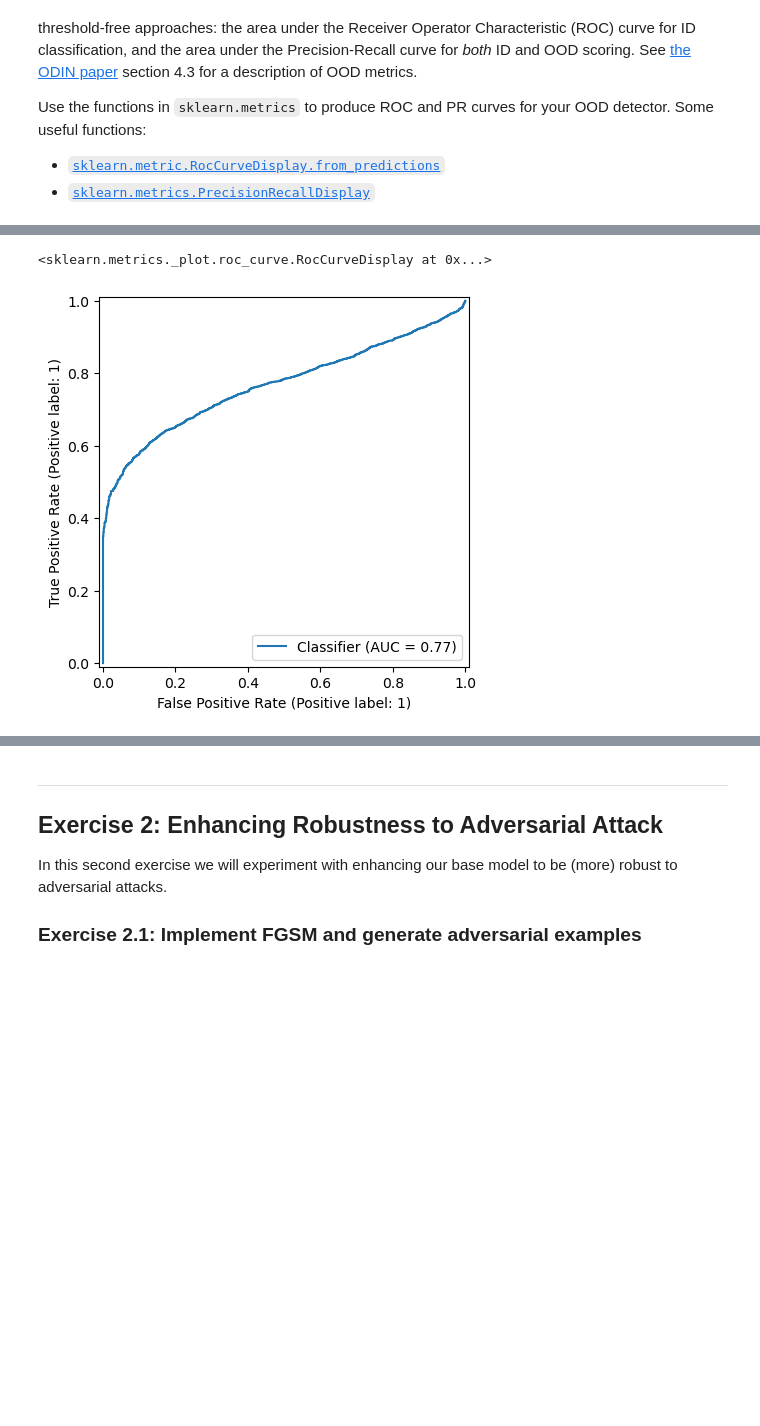
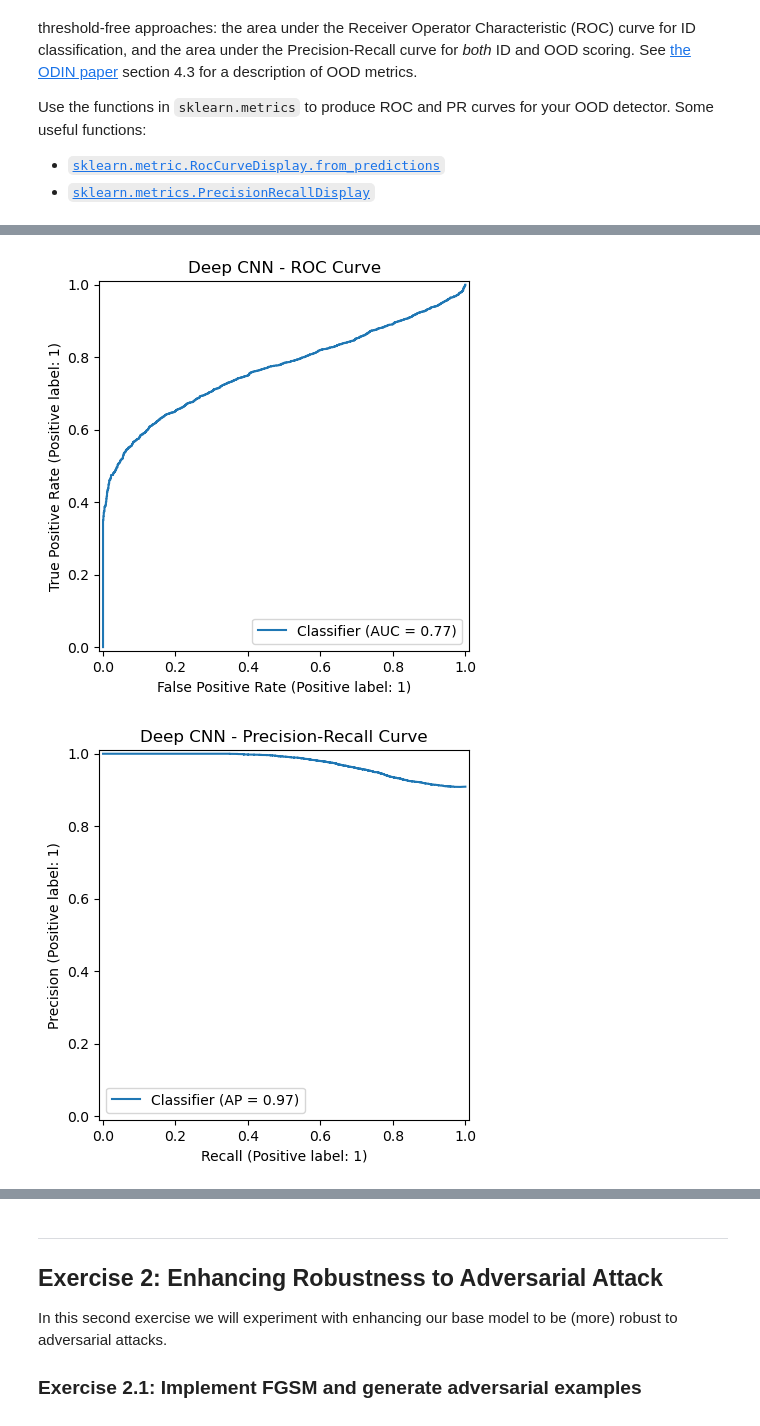
Before and after one commit to eledaveri/DLALabs, a Jupyter notebook: Lab4/Lab4_OOD_2025.ipynb, the cells around one changed output, grey strips where cells are left out. Cells and saved outputs as stored; diff of their text form; code cells hidden in the pictures; blank space fills up the shorter version.

```diff
--- a/Lab4/Lab4_OOD_2025.ipynb
+++ b/Lab4/Lab4_OOD_2025.ipynb
@@ -320,7 +316,7 @@ if load_resnet:
         x, y = data
         x, y = x.to(device), y.to(device)
 
-        yp = model(x)
+        yp = model_resnet(x)
 
         y_pred.append(yp.argmax(1))
         y_gt.append(y)
@@ -370,6 +366,16 @@ for it, data in enumerate (testloader):
     yps = simple_model(xs)
     y_pred_s.append(yps.argmax(1))
     y_gt_s.append(ys)
+
+model_resnet.eval()
+y_gt_r, y_pred_r = [], []
+for it, data in enumerate (testloader):
+    xr, yr = data
+    xr, yr = xr.to(device), yr.to(device)
+
+    ypr = model_resnet(xr)
+    y_pred_r.append(ypr.argmax(1))
+    y_gt_r.append(yr)
 # %%
 # Compute accuracy and confusion matrix
 y_pred_t = torch.cat(y_pred) #Deep CNN
@@ -829,28 +850,47 @@ metrics.RocCurveDisplay.from_predictions(y.cpu(), ypred.cpu())
 # %%
 #Deep CNN performance
 ypred = torch.cat((scores_test, scores_fake))
 y_test = torch.ones_like(scores_test)
 y_fake = torch.zeros_like(scores_fake)
-
 y = torch.cat((y_test, y_fake))
 
-#y.shape
-print("Deep model OOD detection with max logit scores")
-metrics.RocCurveDisplay.from_predictions(y.cpu(), ypred.cpu())
+fig, ax = plt.subplots()
+metrics.RocCurveDisplay.from_predictions(y.cpu(), ypred.cpu(), ax=ax)
+ax.set_title("Deep CNN - ROC Curve")
 
+fig, ax = plt.subplots()
+metrics.PrecisionRecallDisplay.from_predictions(y.cpu(), ypred.cpu(), ax=ax)
+ax.set_title("Deep CNN - Precision-Recall Curve")
+
+# Simple CNN
 ypred_simple = torch.cat((scores_test_simple, scores_fake_simple))
 y_test_simple = torch.ones_like(scores_test_simple)
 y_fake_simple = torch.zeros_like(scores_fake_simple)
 y_simple = torch.cat((y_test_simple, y_fake_simple))
-print("Simple model OOD detection with max logit scores")
-metrics.RocCurveDisplay.from_predictions(y_simple.cpu(), ypred_simple.cpu())
 
+fig, ax = plt.subplots()
+metrics.RocCurveDisplay.from_predictions(y_simple.cpu(), ypred_simple.cpu(), ax=ax)
+ax.set_title("Simple CNN - ROC Curve")
+
+fig, ax = plt.subplots()
+metrics.PrecisionRecallDisplay.from_predictions(y_simple.cpu(), ypred_simple.cpu(), ax=ax)
+ax.set_title("Simple CNN - Precision-Recall Curve")
+
+# ResNet
 ypred_resnet = torch.cat((scores_test_resnet, scores_fake_resnet))
 y_test_resnet = torch.ones_like(scores_test_resnet)
 y_fake_resnet = torch.zeros_like(scores_fake_resnet)
 y_resnet = torch.cat((y_test_resnet, y_fake_resnet))
-print("ResNet OOD detection with max logit scores")
-metrics.RocCurveDisplay.from_predictions(y_resnet.cpu(), ypred_resnet.cpu())
+
+fig, ax = plt.subplots()
+metrics.RocCurveDisplay.from_predictions(y_resnet.cpu(), ypred_resnet.cpu(), ax=ax)
+ax.set_title("ResNet - ROC Curve")
+
+fig, ax = plt.subplots()
+metrics.PrecisionRecallDisplay.from_predictions(y_resnet.cpu(), ypred_resnet.cpu(), ax=ax)
+ax.set_title("ResNet - Precision-Recall Curve")
+
+plt.show()
 # %% [output]
-<sklearn.metrics._plot.roc_curve.RocCurveDisplay at 0x...>
-[figure, old version]
+[figure, new version]
+[figure, added]
```
Also changed, not shown: parts of 19 cells of this notebook, 1 other file.
